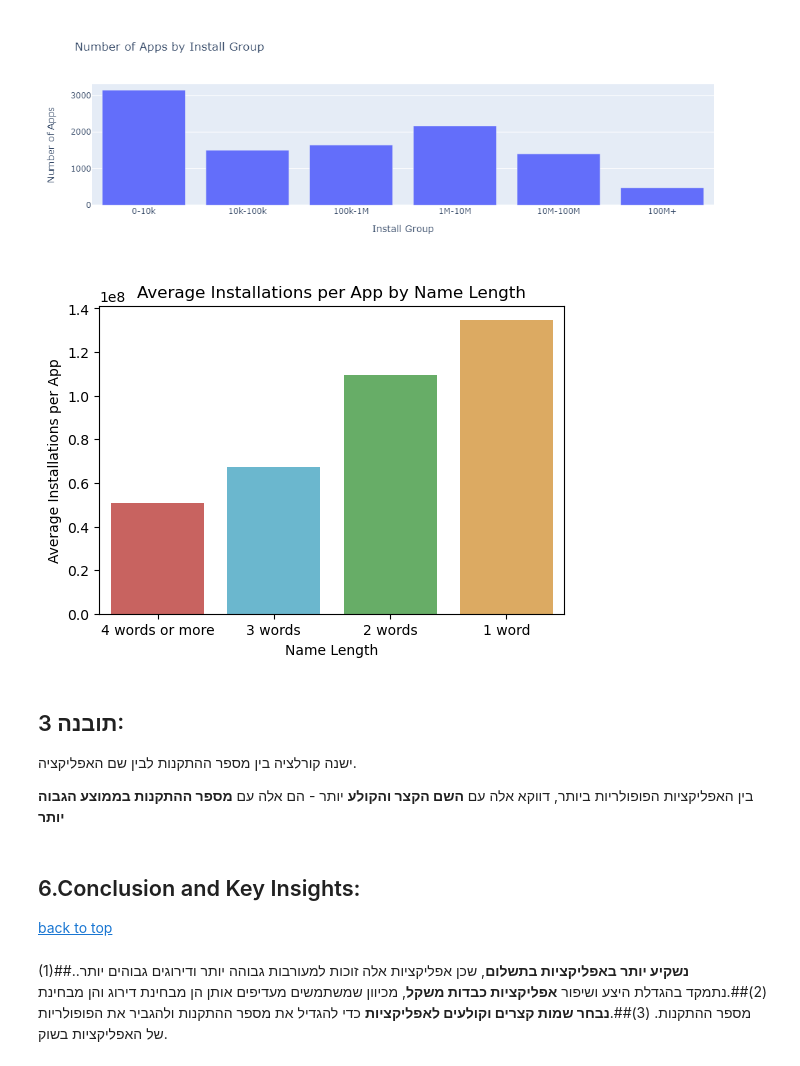
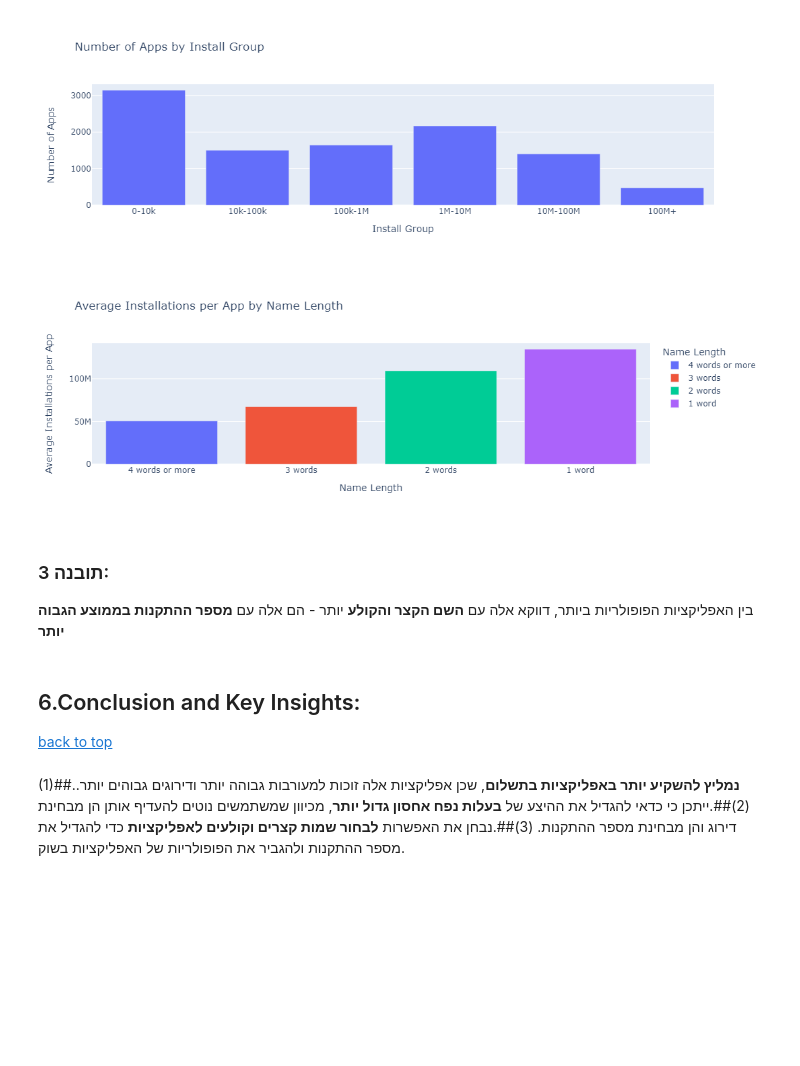
Before and after one commit to Yairvedaniel/project1, a Jupyter notebook: googleplaystoreproject_02.ipynb, the cells around one changed output. Saved outputs shown, nothing was run; the diff lists cells and outputs as text; code cells hidden in the pictures; blank space fills up the shorter version.

```diff
--- a/googleplaystoreproject_02.ipynb
+++ b/googleplaystoreproject_02.ipynb
@@ -617,40 +600,42 @@ fig = px.bar(install_groups_df, x='Installs_Group', y='Count',
 fig.show()
 # %% [output]
 [figure]
-# %%
-
-# ניקוי הנתונים
-apps_filtered = apps.copy()
-
-
-# סינון האפליקציות עם מעל 100 מיליון התקנות
-apps_10M_plus = apps_filtered[apps_filtered['Installs'] >= 10000000].copy()
-
-# יצירת עמודת מספר מילים בשם האפליקציה
-apps_10M_plus['Name_word_count'] = apps_10M_plus['App'].apply(lambda x: len(x.split()))
-
-# סיווג לקבוצות: שם בעל מילה 1, 2 מילים, 3 מילים, 4 מילים ומעלה
-apps_10M_plus['Name_check'] = apps_10M_plus['Name_word_count'].apply(lambda x: '1 word' if x == 1 else '2 words' if x == 2 else '3 words' if x == 3 else '4 words or more')
-
-# חישוב ממוצע ההתקנות לכל קבוצה
-average_installs_by_name_length_4 = apps_100M_plus.groupby('Name_check')['Installs'].mean().reset_index()
-
-# מיון התוצאות מהנמוך לגבוה
-average_installs_by_name_length_4 = average_installs_by_name_length_4.sort_values(by='Installs')
-
-# יצירת הגרף הימני
-plt.figure(figsize=(6, 4))
-sns.barplot(data=average_installs_by_name_length_4, x='Name_check', y='Installs', palette=['#d9534f', '#5bc0de', '#5cb85c', '#f0ad4e'])
-plt.xlabel('Name Length')
-plt.ylabel('Average Installations per App')
-plt.title('Average Installations per App by Name Length')
-plt.show()
-# %% [output]
-[figure, removed]
+# %%
+
+# ניקוי הנתונים
+apps_filtered = apps.copy()
+
+# סינון האפליקציות עם מעל 10 מיליון התקנות
+apps_10M_plus = apps_filtered[apps_filtered['Installs'] >= 10000000].copy()
+
+# יצירת עמודת מספר מילים בשם האפליקציה
+apps_10M_plus['Name_word_count'] = apps_10M_plus['App'].apply(lambda x: len(x.split()))
+
+# סיווג לקבוצות: שם בעל מילה 1, 2 מילים, 3 מילים, 4 מילים ומעלה
+apps_10M_plus['Name_check'] = apps_10M_plus['Name_word_count'].apply(lambda x: '1 word' if x == 1 else '2 words' if x == 2 else '3 words' if x == 3 else '4 words or more')
+
+# חישוב ממוצע ההתקנות לכל קבוצה
+average_installs_by_name_length_4 = apps_10M_plus.groupby('Name_check')['Installs'].mean().reset_index()
+
+# מיון התוצאות מהנמוך לגבוה
+average_installs_by_name_length_4 = average_installs_by_name_length_4.sort_values(by='Installs')
+
+# יצירת גרף עמודות עם צבעים שונים לכל עמודה ב-Plotly
+fig = px.bar(
+    average_installs_by_name_length_4,
+    x='Name_check',
+    y='Installs',
+    title='Average Installations per App by Name Length',
+    labels={'Name_check': 'Name Length', 'Installs': 'Average Installations per App'},
+    color='Name_check'  # הוספת צבעים שונים לכל עמודה לפי הקטגוריה
+)
+
+# הצגת הגרף
+fig.show()
+# %% [output]
+[figure, added]
 # %% [markdown]
-## תובנה 3:
-
-ישנה קורלציה בין מספר ההתקנות לבין שם האפליקציה.
+### תובנה 3:
 
 בין האפליקציות הפופולריות ביותר, דווקא אלה עם **השם הקצר והקולע** יותר - הם אלה עם **מספר ההתקנות בממוצע הגבוה יותר**
 # %% [markdown]
@@ -659,5 +644,4 @@ plt.show()
 
 [back to top](#top)
 # %% [markdown]
-
-(1)##.**נשקיע יותר באפליקציות בתשלום**, שכן אפליקציות אלה זוכות למעורבות גבוהה יותר ודירוגים גבוהים יותר.      (2)##.נתמקד בהגדלת היצע ושיפור **אפליקציות כבדות משקל**, מכיוון שמשתמשים מעדיפים אותן הן מבחינת דירוג והן מבחינת מספר ההתקנות.  (3)##.**נבחר שמות קצרים וקולעים לאפליקציות** כדי להגדיל את מספר ההתקנות ולהגביר את הפופולריות של האפליקציות בשוק.
+(1)##.**נמליץ להשקיע יותר באפליקציות בתשלום**, שכן אפליקציות אלה זוכות למעורבות גבוהה יותר ודירוגים גבוהים יותר.      (2)##.ייתכן כי כדאי להגדיל את ההיצע של **בעלות נפח אחסון גדול יותר**, מכיוון שמשתמשים נוטים להעדיף אותן הן מבחינת דירוג והן מבחינת מספר ההתקנות.  (3)##.נבחן את האפשרות **לבחור שמות קצרים וקולעים לאפליקציות** כדי להגדיל את מספר ההתקנות ולהגביר את הפופולריות של האפליקציות בשוק.
```
Also changed, not shown: parts of 6 cells of this notebook.
